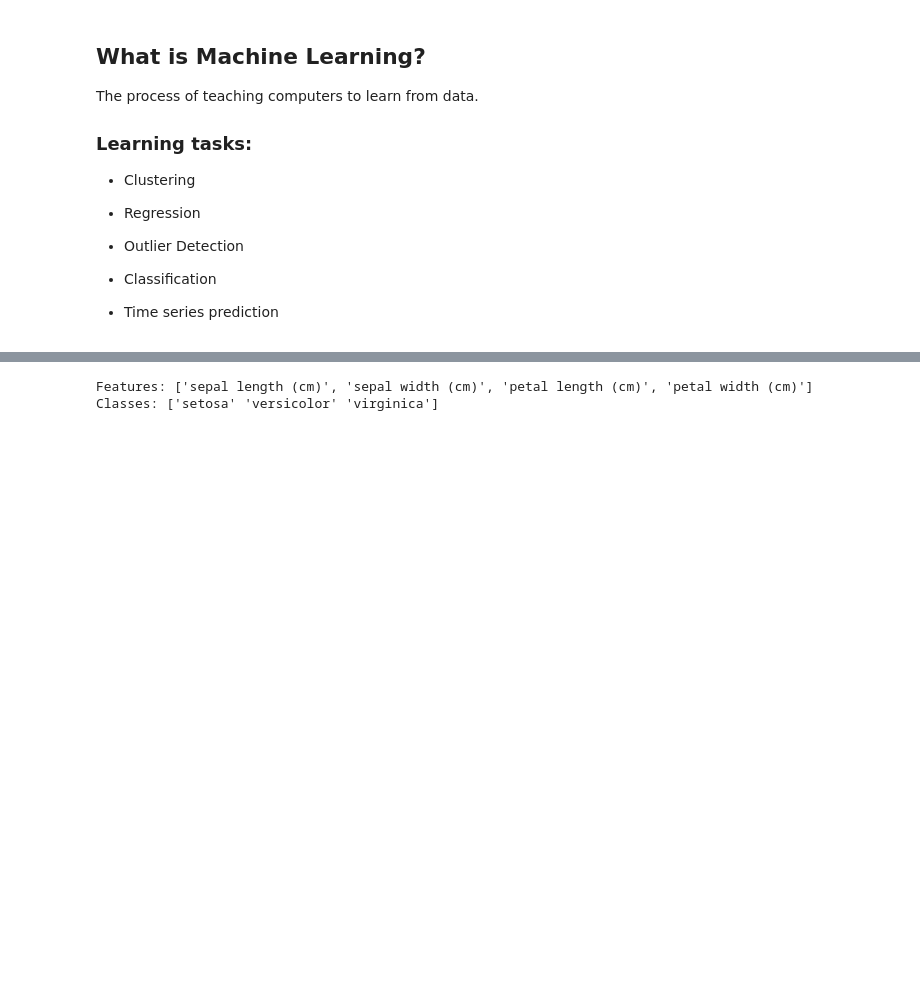
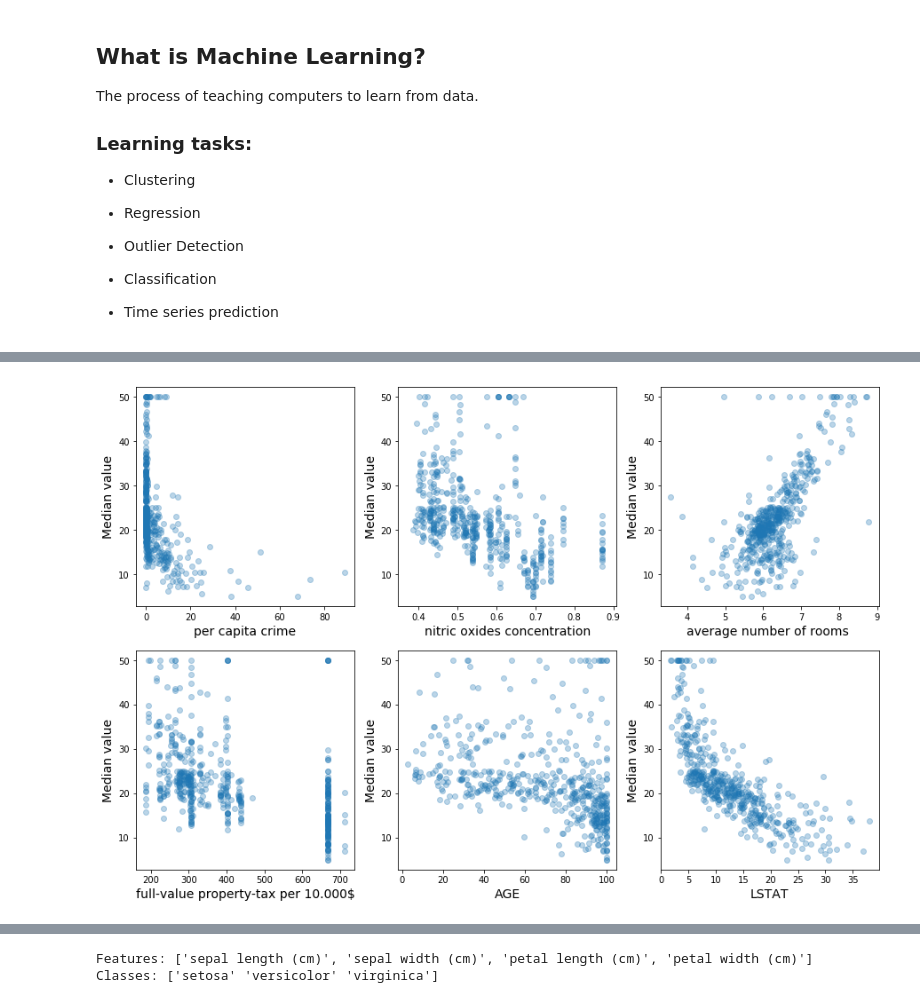
Before and after one commit to Joao-M-Almeida/ML-Tutorial, a Jupyter notebook: Tutorial Notebook.ipynb, the cells around one changed output, grey strips where cells are left out. Drawn from its saved outputs; the diff is of its cells as text; code cells hidden in the pictures; blank space fills up the shorter version.

```diff
--- a/Tutorial Notebook.ipynb
+++ b/Tutorial Notebook.ipynb
@@ -164,0 +285,6 @@ Who has heard of it? who has used it? maybe with Excel?
+# %%
+from Utils import plot_boston_dataset
+plot_boston_dataset(boston_dataset.data,
+                    boston_dataset.target)
+# %% [output]
+[figure, added]
```
Also changed, not shown: parts of 72 cells of this notebook, 1 other file.
